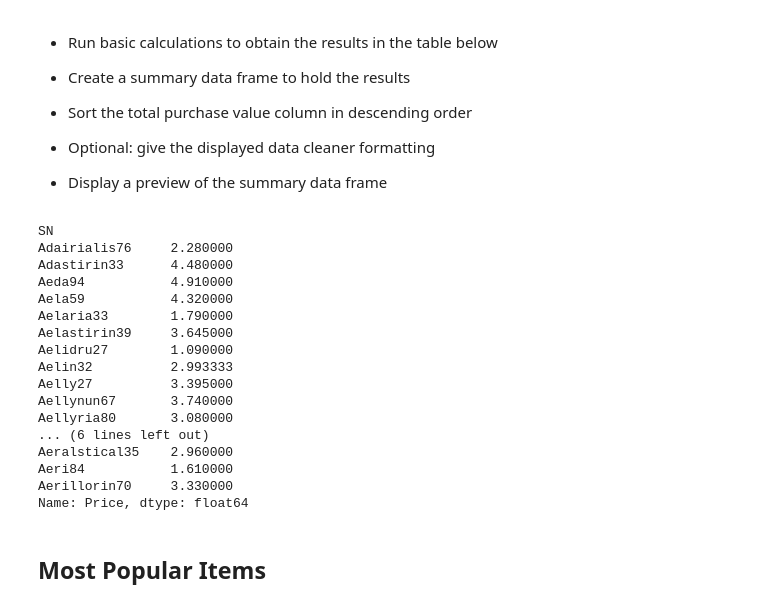
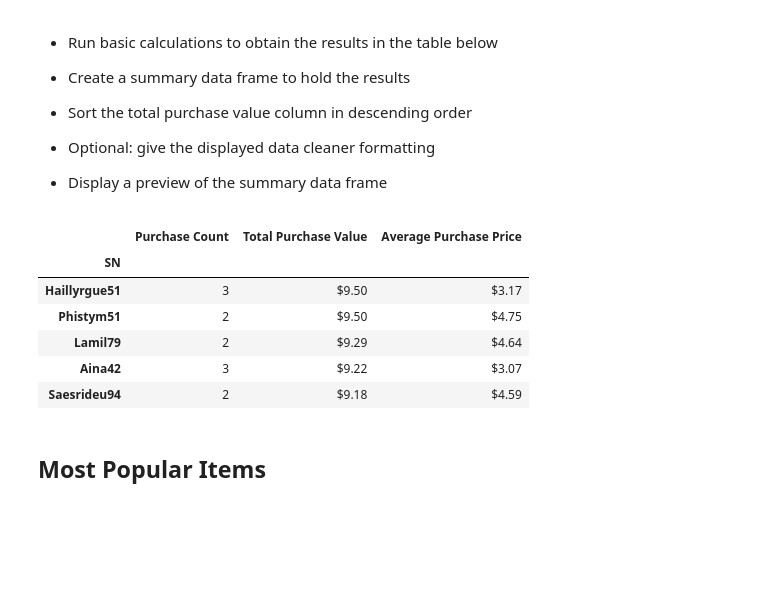
Before and after one commit to kcmillie/HeroesofPymolie, a Jupyter notebook: HeroesOfPymoli_starter.ipynb, the cells around one changed output. Cells and saved outputs as stored; diff of their text form; code cells hidden in the pictures; blank space fills up the shorter version.

```diff
--- a/HeroesOfPymoli_starter.ipynb
+++ b/HeroesOfPymoli_starter.ipynb
@@ -253,42 +253,31 @@ BinData
 
 
 * Display a preview of the summary data frame
-# %%
-#SN_Table = purchase_data.loc[:,["SN", "Item ID", "Price"]]
-
-
-SN_Table = purchase_data.groupby('SN')['SN'].count()
-SN_Table = purchase_data.groupby('SN')['Price'].mean()
-
-SN_Table.head(20)
-
-
-#SN_Table = purchase_data.groupby(['SN'])
-#SN_Purchase = SN_Table['Price'].sum().map('${:,.2f}'.format)
-#SN_Purchase = SN_Purchase.reset_index()
-#SN_Purchase = SN_Purchase.sort_values('Price', ascending=False)
-
-
-
-# SN_Avg = SN_Table['Price'].mean().map('${:,.2f}'.format)
-# %% [output]
-SN
-Adairialis76     2.280000
-Adastirin33      4.480000
-Aeda94           4.910000
-Aela59           4.320000
-Aelaria33        1.790000
-Aelastirin39     3.645000
-Aelidru27        1.090000
-Aelin32          2.993333
-Aelly27          3.395000
-Aellynun67       3.740000
-Aellyria80       3.080000
-... (6 lines left out)
-Aeralstical35    2.960000
-Aeri84           1.610000
-Aerillorin70     3.330000
-Name: Price, dtype: float64
+# %%
+SN_Table = purchase_data.loc[:,["SN", "Item ID", "Price"]]
+
+
+SN_Table= purchase_data.groupby('SN')
+Purchase_Count= SN_Table['SN'].count()
+Total_Purchase=SN_Table['Price'].sum().map('${:,.2f}'.format)
+Average_Purchase = SN_Table['Price'].mean().map('${:,.2f}'.format)
+#SN_Table = purchase_data.groupby('SN')['Price'].mean()
+
+NewTable = pd.DataFrame({"Purchase Count": Purchase_Count,
+                                    "Total Purchase Value": Total_Purchase,
+                                    "Average Purchase Price":Average_Purchase})
+
+NewTable = NewTable.sort_values(by=['Total Purchase Value'], ascending = False)
+
+NewTable.head()
+# %% [output]
+|  | Purchase Count | Total Purchase Value | Average Purchase Price |
+| SN |  |  |  |
+| Haillyrgue51 | 3 | $9.50 | $3.17 |
+| Phistym51 | 2 | $9.50 | $4.75 |
+| Lamil79 | 2 | $9.29 | $4.64 |
+| Aina42 | 3 | $9.22 | $3.07 |
+| Saesrideu94 | 2 | $9.18 | $4.59 |
 # %% [markdown]
 ## Most Popular Items
 # %% [markdown]
```
Also changed, not shown: parts of 2 cells of this notebook.
